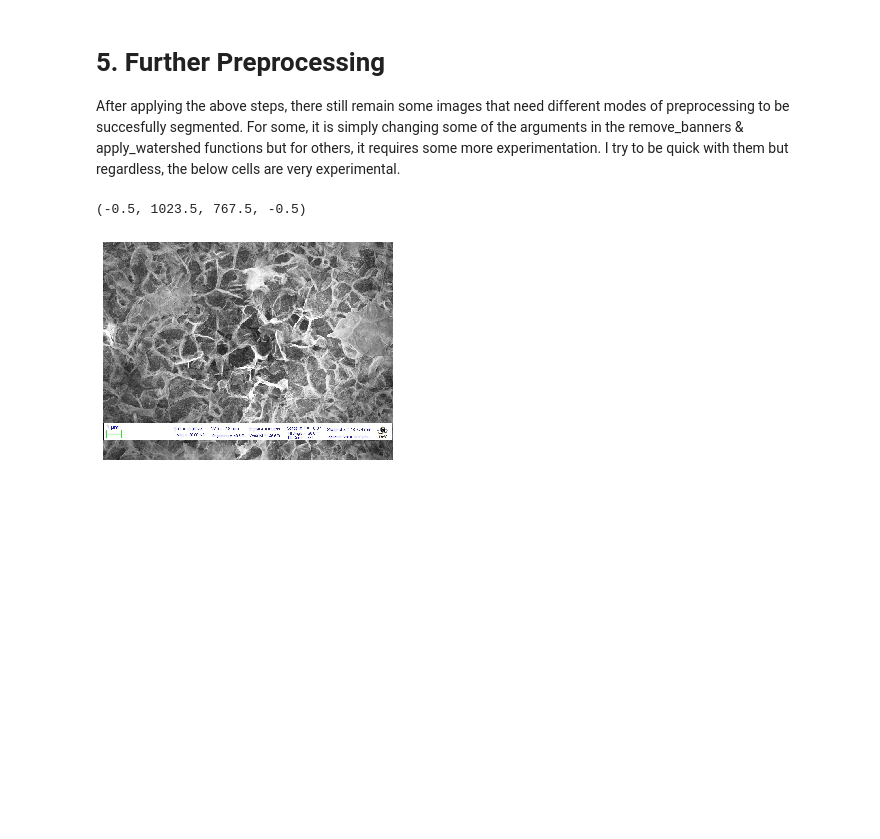
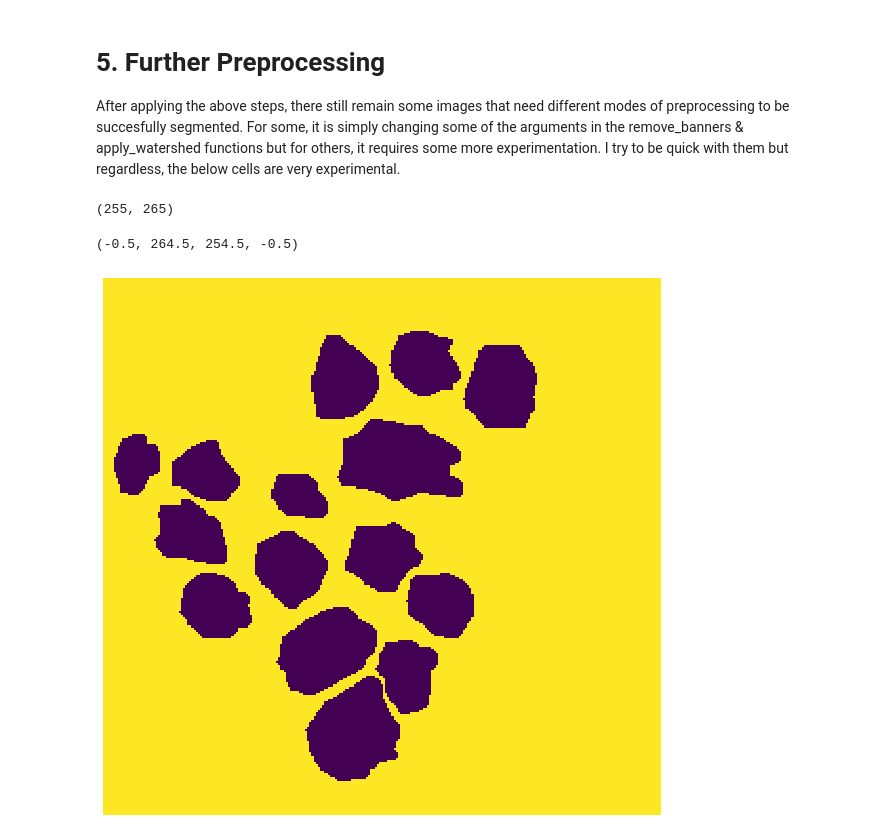
Before and after one commit to lwang94/sem_size_analysis, a Jupyter notebook: experiments/3_Label_Data.ipynb, the cells around one changed output. Drawn from its saved outputs; the diff is of its cells as text; code cells hidden in the pictures; blank space fills up the shorter version.

```diff
--- a/experiments/3_Label_Data.ipynb
+++ b/experiments/3_Label_Data.ipynb
@@ -160,13 +160,16 @@ time = 80.56778907775879
 # 5. Further Preprocessing
 After applying the above steps, there still remain some images that need different modes of preprocessing to be succesfully segmented. For some, it is simply changing some of the arguments in the remove_banners & apply_watershed functions but for others, it requires some more experimentation. I try to be quick with them but regardless, the below cells are very experimental.
 # %%
-p = Path(f'../data/Processed_Data/Labelled/{subdir}/More_Preprocessing')
-filename = 'L3_3ac603c56dd9647a7e8c17b36618084a.jpg'
+p = Path(f'../data/Processed_Data/Labelled/Particles/More_Preprocessing')
+filename = 'L2_e846b7a8f0780f0b68e79cd90d349310_close.tif'
 filepath = p/f'{filename}'
 
 img = mpimg.imread(filepath)
+print(img.shape)
+plt.figure(figsize=(10, 10))
 plt.imshow(img)
 plt.axis('off')
 # %% [output]
-(-0.5, 1023.5, 767.5, -0.5)
+(255, 265)
+(-0.5, 264.5, 254.5, -0.5)
-[figure, old version]
+[figure, new version]
```
Also changed, not shown: parts of 2 cells of this notebook, 8 other files.
